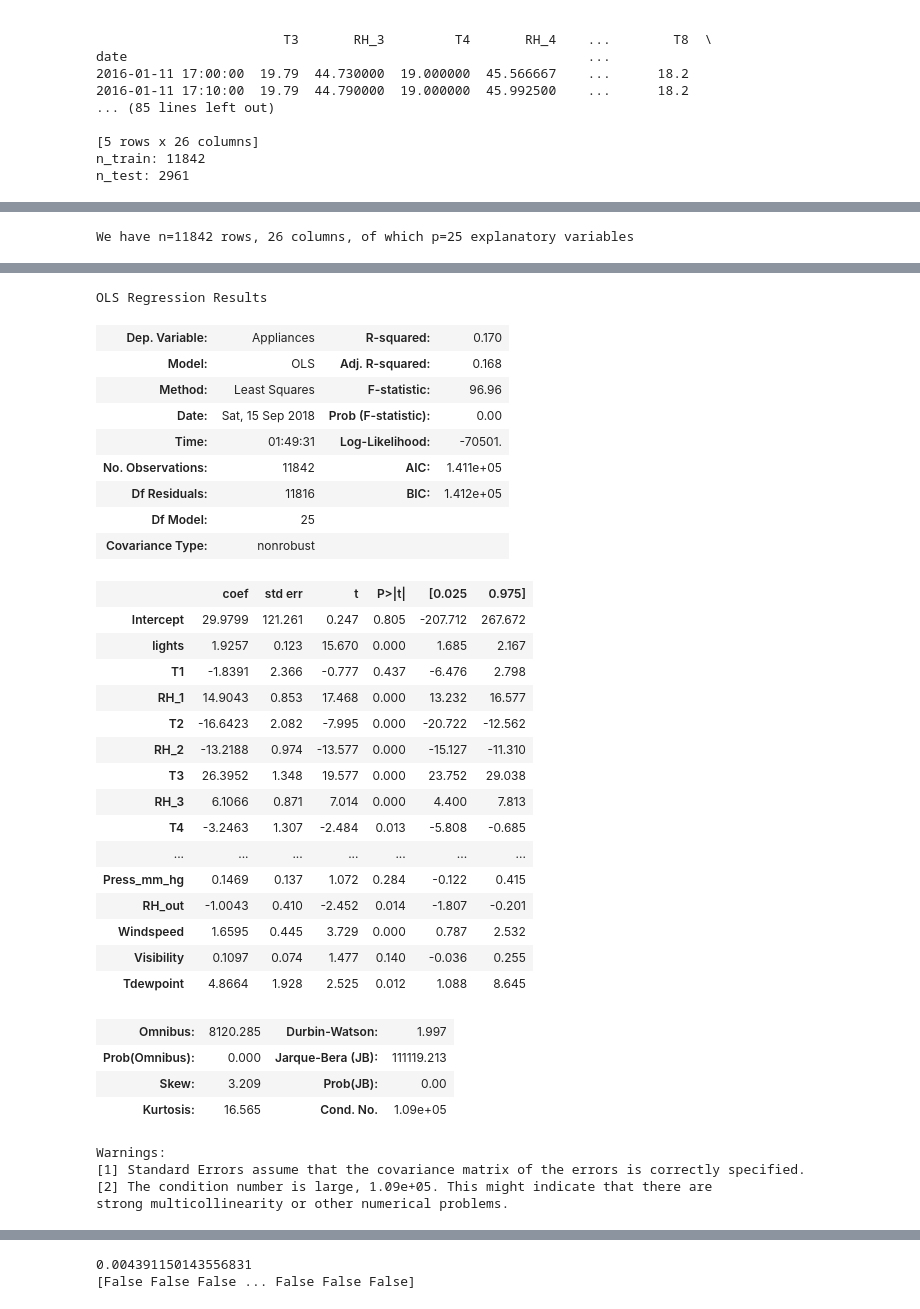
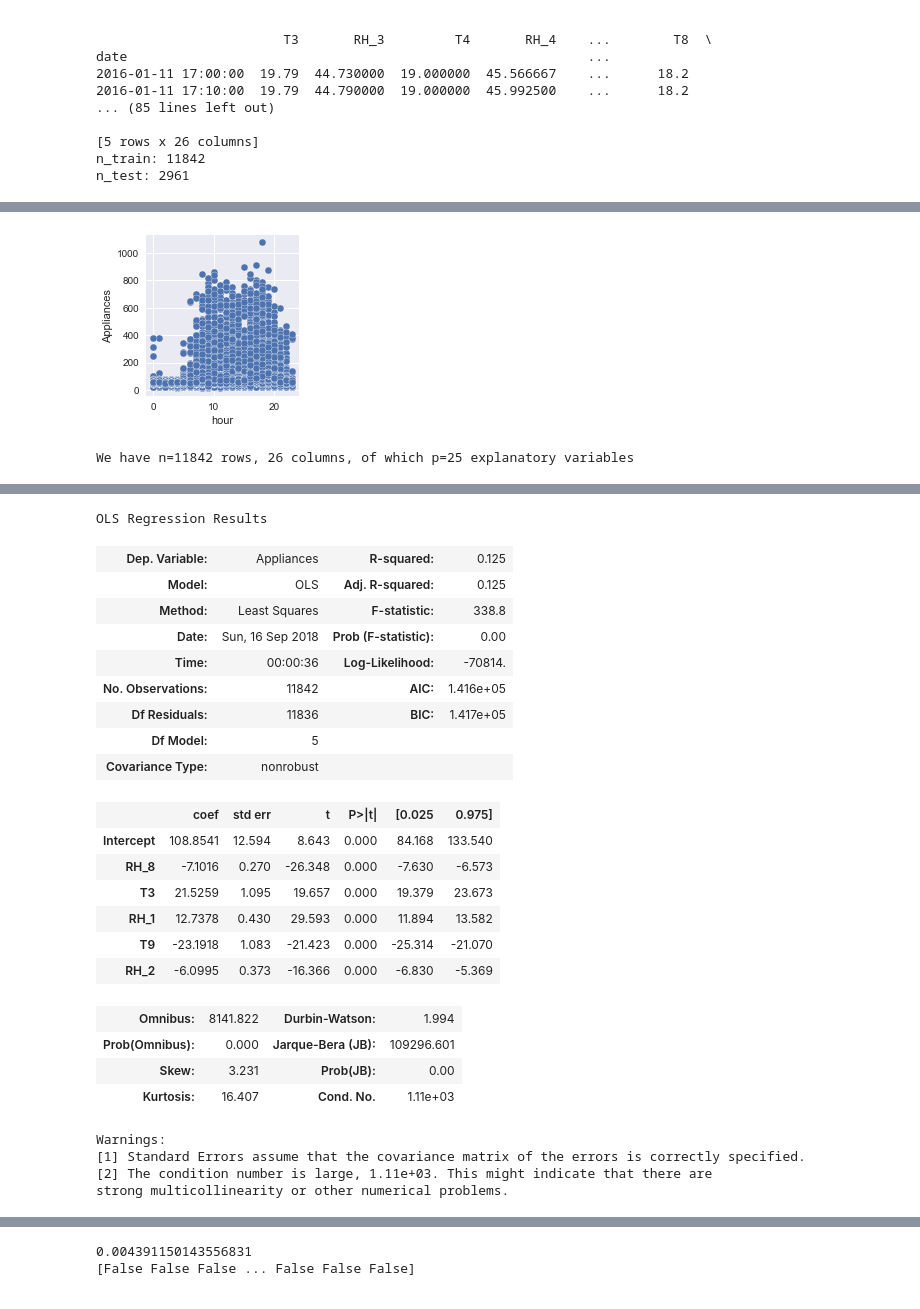
Before and after one commit to weirdyang/practice, a Jupyter notebook: applied_forecasting/Untitled.ipynb, the cells around one changed output, grey strips where cells are left out. Cells and saved outputs as stored; diff of their text form; code cells hidden in the pictures.

```diff
--- a/applied_forecasting/Untitled.ipynb
+++ b/applied_forecasting/Untitled.ipynb
@@ -31,6 +69,18 @@ n_test: 2961
+# %%
+%matplotlib inline
+hours = df.index.hour
+new_df = df.copy()
+new_df['hour'] = hours
+new_df.head()
+pp = sns.pairplot(data=new_df,
+                  x_vars='hour',
+                  y_vars='Appliances',
+                  size=3)
+# %% [output]
+[figure, added]
 # %%
 #get list of predictor names
-feat_cols = [col for col in df.columns if 'Appliances' not in col]
+feat_cols = ['RH_8', 'T3', 'RH_1', 'T9', 'RH_2']
 
 #dimensions
 d = train.shape
@@ -68,50 +118,41 @@ dtype: object
 # %%
 # launching analysis
 # regression using formula
 import statsmodels.formula.api as smf
 
 #instantiate model
-model = smf.ols('Appliances ~ 1 + {}'.format(' + '.join(feat_cols)), data=train)
+model = smf.ols('Appliances ~ {}'.format(' + '.join(feat_cols)), data=train)
 
 #fit the model
 results = model.fit()
 
 #detailed results
 results.summary()
 # %% [output]
 OLS Regression Results
-| Dep. Variable: | Appliances | R-squared: | 0.170 |
-| Model: | OLS | Adj. R-squared: | 0.168 |
-| Method: | Least Squares | F-statistic: | 96.96 |
-| Date: | Sat, 15 Sep 2018 | Prob (F-statistic): | 0.00 |
-| Time: | 01:49:31 | Log-Likelihood: | -70501. |
-| No. Observations: | 11842 | AIC: | 1.411e+05 |
-| Df Residuals: | 11816 | BIC: | 1.412e+05 |
-| Df Model: | 25 |  |  |
+| Dep. Variable: | Appliances | R-squared: | 0.125 |
+| Model: | OLS | Adj. R-squared: | 0.125 |
+| Method: | Least Squares | F-statistic: | 338.8 |
+| Date: | Sun, 16 Sep 2018 | Prob (F-statistic): | 0.00 |
+| Time: | 00:00:36 | Log-Likelihood: | -70814. |
+| No. Observations: | 11842 | AIC: | 1.416e+05 |
+| Df Residuals: | 11836 | BIC: | 1.417e+05 |
+| Df Model: | 5 |  |  |
 | Covariance Type: | nonrobust |  |  |
 |  | coef | std err | t | P>|t| | [0.025 | 0.975] |
-| Intercept | 29.9799 | 121.261 | 0.247 | 0.805 | -207.712 | 267.672 |
-| lights | 1.9257 | 0.123 | 15.670 | 0.000 | 1.685 | 2.167 |
-| T1 | -1.8391 | 2.366 | -0.777 | 0.437 | -6.476 | 2.798 |
-| RH_1 | 14.9043 | 0.853 | 17.468 | 0.000 | 13.232 | 16.577 |
-| T2 | -16.6423 | 2.082 | -7.995 | 0.000 | -20.722 | -12.562 |
-| RH_2 | -13.2188 | 0.974 | -13.577 | 0.000 | -15.127 | -11.310 |
-| T3 | 26.3952 | 1.348 | 19.577 | 0.000 | 23.752 | 29.038 |
-| RH_3 | 6.1066 | 0.871 | 7.014 | 0.000 | 4.400 | 7.813 |
-| T4 | -3.2463 | 1.307 | -2.484 | 0.013 | -5.808 | -0.685 |
-| ... | ... | ... | ... | ... | ... | ... |
-| Press_mm_hg | 0.1469 | 0.137 | 1.072 | 0.284 | -0.122 | 0.415 |
-| RH_out | -1.0043 | 0.410 | -2.452 | 0.014 | -1.807 | -0.201 |
-| Windspeed | 1.6595 | 0.445 | 3.729 | 0.000 | 0.787 | 2.532 |
-| Visibility | 0.1097 | 0.074 | 1.477 | 0.140 | -0.036 | 0.255 |
-| Tdewpoint | 4.8664 | 1.928 | 2.525 | 0.012 | 1.088 | 8.645 |
+| Intercept | 108.8541 | 12.594 | 8.643 | 0.000 | 84.168 | 133.540 |
+| RH_8 | -7.1016 | 0.270 | -26.348 | 0.000 | -7.630 | -6.573 |
+| T3 | 21.5259 | 1.095 | 19.657 | 0.000 | 19.379 | 23.673 |
+| RH_1 | 12.7378 | 0.430 | 29.593 | 0.000 | 11.894 | 13.582 |
+| T9 | -23.1918 | 1.083 | -21.423 | 0.000 | -25.314 | -21.070 |
+| RH_2 | -6.0995 | 0.373 | -16.366 | 0.000 | -6.830 | -5.369 |
-| Omnibus: | 8120.285 | Durbin-Watson: | 1.997 |
-| Prob(Omnibus): | 0.000 | Jarque-Bera (JB): | 111119.213 |
-| Skew: | 3.209 | Prob(JB): | 0.00 |
-| Kurtosis: | 16.565 | Cond. No. | 1.09e+05 |
+| Omnibus: | 8141.822 | Durbin-Watson: | 1.994 |
+| Prob(Omnibus): | 0.000 | Jarque-Bera (JB): | 109296.601 |
+| Skew: | 3.231 | Prob(JB): | 0.00 |
+| Kurtosis: | 16.407 | Cond. No. | 1.11e+03 |
 Warnings:
 [1] Standard Errors assume that the covariance matrix of the errors is correctly specified.
-[2] The condition number is large, 1.09e+05. This might indicate that there are
+[2] The condition number is large, 1.11e+03. This might indicate that there are
 strong multicollinearity or other numerical problems.
 # %%
 pvalues = results.pvalues
```
Also changed, not shown: parts of 46 cells of this notebook, 1 other file.
